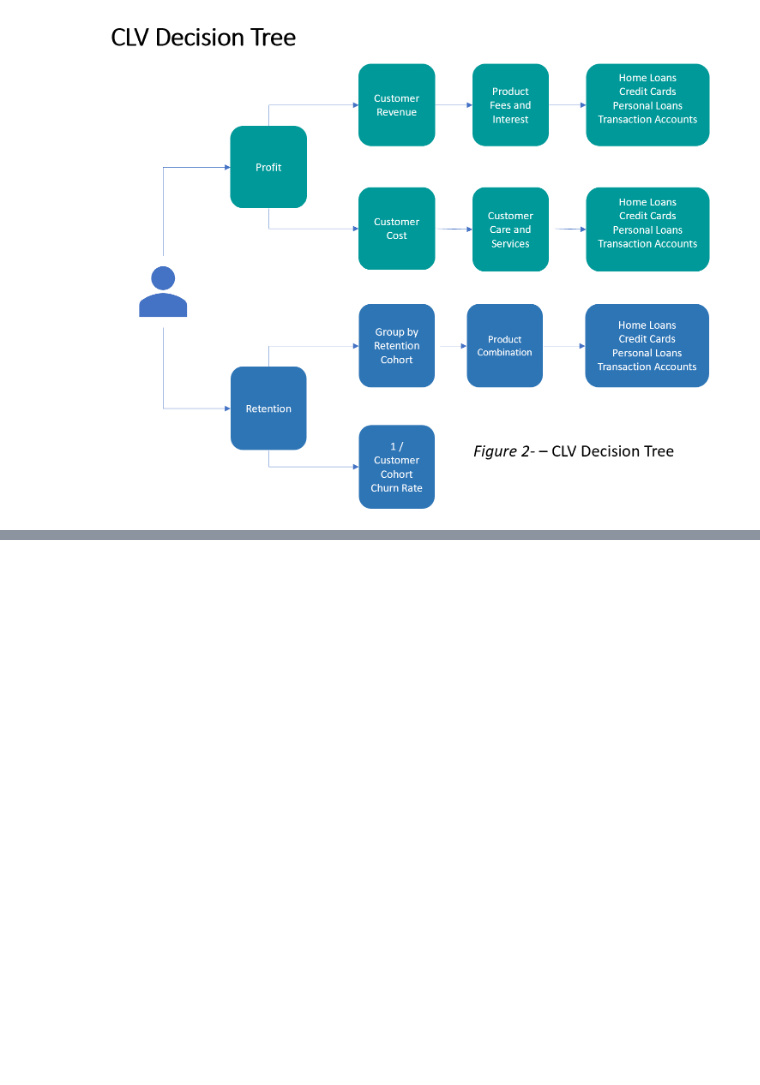
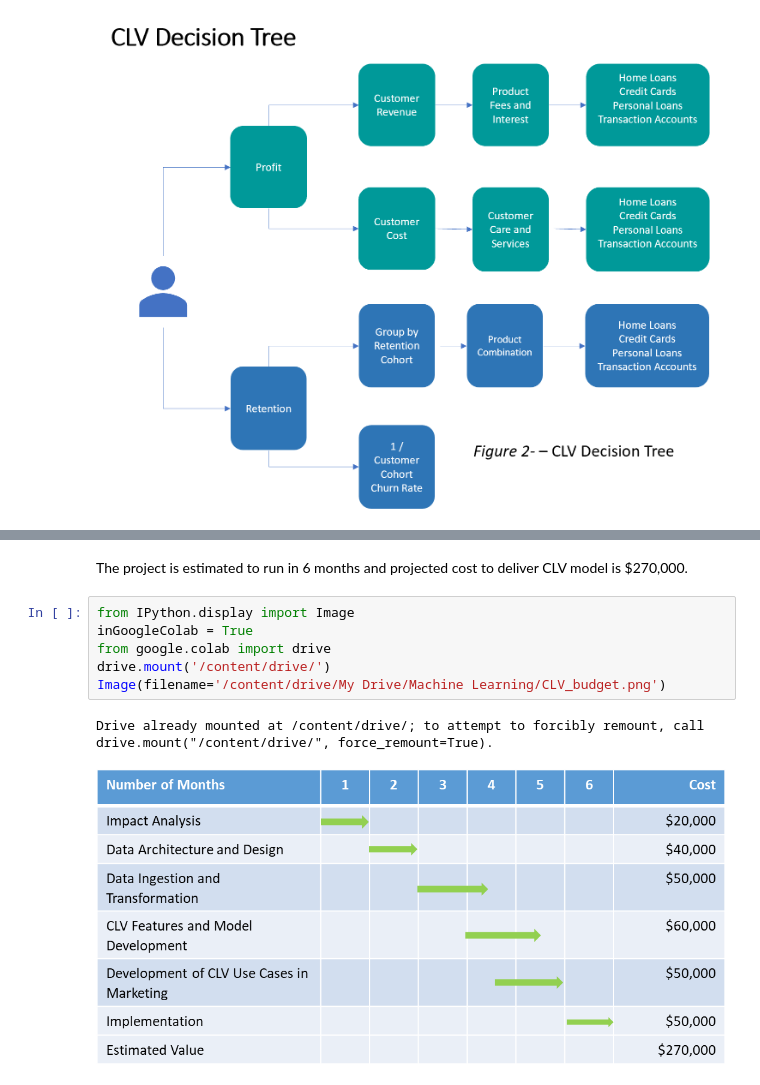
Before and after one commit to mlcurva77/Assignments, a Jupyter notebook: ML2019_ID10885123_A3.ipynb, the cells around one changed output, grey strips where cells are left out. Saved outputs shown, nothing was run; the diff lists cells and outputs as text; blank space fills up the shorter version.

```diff
--- a/ML2019_ID10885123_A3.ipynb
+++ b/ML2019_ID10885123_A3.ipynb
@@ -68,0 +83,11 @@ Drive already mounted at /content/drive/; to attempt to forcibly remount, call d
+# %% [markdown]
+The project is estimated to run in 6 months and projected cost to deliver CLV model is $270,000.
+# %%
+from IPython.display import Image
+inGoogleColab = True
+from google.colab import drive
+drive.mount('/content/drive/')
+Image(filename='/content/drive/My Drive/Machine Learning/CLV_budget.png')
+# %% [output]
+Drive already mounted at /content/drive/; to attempt to forcibly remount, call drive.mount("/content/drive/", force_remount=True).
+[figure, added]
```
Also changed, not shown: parts of 2 cells of this notebook.
